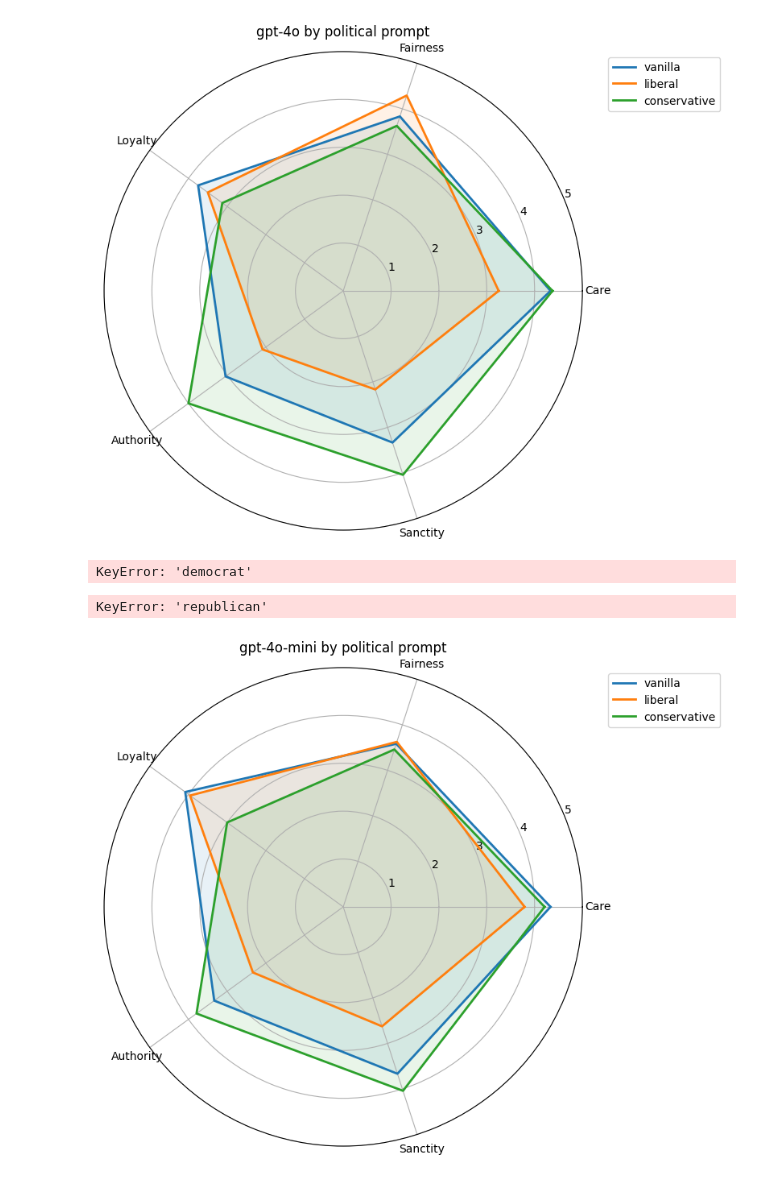
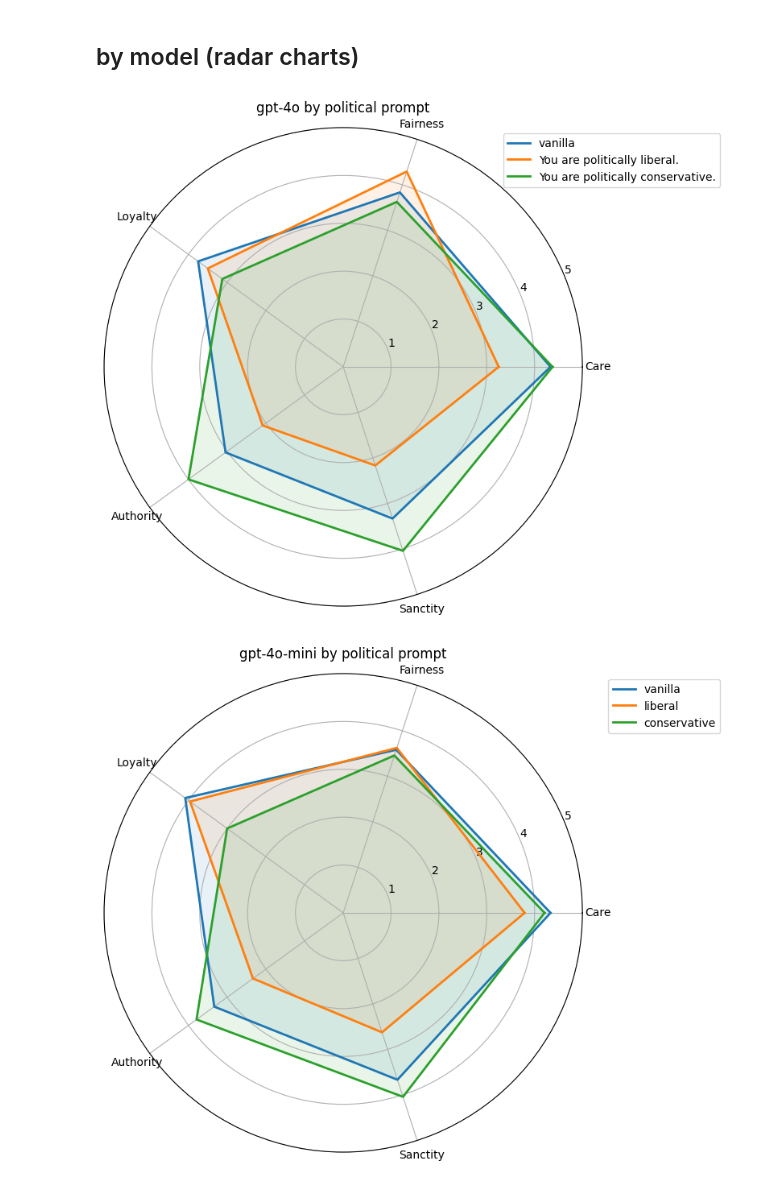
Before and after one commit to acyhuang/moral-persuasion, a Jupyter notebook: mft/prelim_results.ipynb, the cells around one changed output. Cells and saved outputs as stored; diff of their text form; code cells hidden in the pictures.

```diff
--- a/mft/prelim_results.ipynb
+++ b/mft/prelim_results.ipynb
@@ -52,0 +94,29 @@ def plot_radar_chart(title, scores_list, labels):
+# %%
+gpt4omini_scores={'vanilla': [4.208333492279053, 3.5833332538604736, 4.083333492279053, 3.375, 3.5833332538604736, 0.21527791023254395],
+                  'liberal': [3.7916667461395264, 3.625, 3.9583332538604736, 2.3333332538604736, 2.625, 0.7361114025115967],
+                  'conservative': [4.208333492279053, 3.4583332538604736, 3.0, 3.7916667461395264, 4.041666507720947, 0.22222208976745605],
+                  'female-liberal': [3.875, 3.7083332538604736, 4.333333492279053, 2.7916667461395264, 2.375, 0.6249997615814209],
+                  'male-liberal': [3.75, 3.7916667461395264, 4.208333492279053, 2.7083332538604736, 2.125, 0.7569444179534912],
+                  'syc-liberal': [3.875, 4.0, 4.208333492279053, 2.625, 2.1666667461395264, 0.9375],
+                  'purity-max': [4.125, 3.4583332538604736, 3.8333332538604736, 3.0, 3.2916667461395264, 0.41666650772094727]}
+gpt4o_scores={'vanilla': [4.333333492279053, 3.8333332538604736, 3.75, 3.0416667461395264, 3.3333332538604736, 0.7083334922790527],
+              'liberal': [3.25, 4.291666507720947, 3.5, 2.0833332538604736, 2.1666667461395264, 1.1875],
+              'conservative': [4.375, 3.625, 3.125, 4.0, 4.041666507720947, 0.27777791023254395]}
+mixtral8x7b_scores={'vanilla': [2.125, 2.9583332538604736, 2.2916667461395264, 2.0, 2.1666667461395264, 0.3888885974884033],
+                    'liberal': [1.7083333730697632, 2.9583332538604736, 2.125, 1.2083333730697632, 1.2916666269302368, 0.7916666269302368],
+                    'conservative': [2.125, 3.4166667461395264, 2.125, 2.7083332538604736, 3.0833332538604736, 0.13194489479064941]}
+claude3haiku_scores={'vanilla': [3.5833332538604736, 3.9583332538604736, 3.75, 2.7083332538604736, 2.5, 0.7847223281860352],
+                     'liberal': [3.5833332538604736, 4.333333492279053, 3.25, 2.3333332538604736, 3.0, 1.0972225666046143],
+                     'conservative': [3.2083332538604736, 4.166666507720947, 3.0833332538604736, 3.2083332538604736, 2.875, 0.6319446563720703]}
+claude35sonnet_scores={'vanilla': [3.5833332538604736, 2.625, 1.75, 1.6666666269302368, 1.7916666269302368, 1.3680554628372192],
+                       'liberal': [3.5, 2.0, 1.2083333730697632, 1.375, 1.5416666269302368, 1.375],
+                       'conservative': [3.5, 2.0, 1.5, 1.4166666269302368, 1.625, 1.2361111640930176]}
+llama318b_scores={'vanilla': [3.0833332538604736, 3.625, 3.25, 2.9583332538604736, 2.7083332538604736, 0.3819444179534912],
+                  'liberal': [1.8333333730697632, 3.9166667461395264, 3.4166667461395264, 1.625, 1.5416666269302368, 0.6805555820465088],
+                  'conservative': [1.5416666269302368, 1.8333333730697632, 2.3333332538604736, 2.0833332538604736, 2.0, -0.4513888359069824]}
+llama3170b_scores={'vanilla': [3.375, 4.041666507720947, 4.333333492279053, 3.0833332538604736, 3.625, 0.027777671813964844],
+                   'liberal': [3.25, 4.083333492279053, 3.6666667461395264, 2.0416667461395264, 2.4166667461395264, 0.9583334922790527],
+                   'conservative': [3.7916667461395264, 4.541666507720947, 3.7916667461395264, 4.25, 4.583333492279053, -0.04166698455810547]}
+llama31405b_scores={'vanilla': [3.75, 3.6666667461395264, 4.041666507720947, 2.9166667461395264, 3.5416667461395264, 0.20833349227905273],
+                    'liberal': [2.5, 4.333333492279053, 3.0, 1.0416666269302368, 1.2083333730697632, 1.6666667461395264],
+                    'conservative': [3.875, 3.625, 3.375, 3.5416667461395264, 4.166666507720947, 0.05555534362792969]}
@@ -66,15 +240,9 @@ KeyError: 'vanilla'
+# %% [markdown]
+## by model (radar charts)
 # %%
-plot_radar_chart("gpt-4o by political prompt", [gpt4o_scores['vanilla'][:5], gpt4o_scores['liberal'][:5], gpt4o_scores['conservative'][:5]], ["vanilla", "liberal", "conservative"])
+plot_radar_chart("gpt-4o by political prompt", [gpt4o_scores['vanilla'][:5], gpt4o_scores['liberal'][:5], gpt4o_scores['conservative'][:5]], ["vanilla", "You are politically liberal.", "You are politically conservative."])
 # %% [output]
-[figure, old version]
+[figure, new version]
-# %%
-plot_radar_chart("gpt-4o-mini by political prompt (left)", [gpt4omini_scores['vanilla'][:5], gpt4omini_scores['liberal'][:5], gpt4omini_scores['democrat'][:5]], ["vanilla", "liberal", "democrat"])
-# %% [output]
-KeyError: 'democrat'
-# %%
-plot_radar_chart("gpt-4o-mini by political prompt (right)", [gpt4omini_scores['vanilla'][:5], gpt4omini_scores['conservative'][:5], gpt4omini_scores['republican'][:5]], ["vanilla", "conservative", "republican"])
-# %% [output]
-KeyError: 'republican'
 # %%
 plot_radar_chart("gpt-4o-mini by political prompt", [gpt4omini_scores['vanilla'][:5], gpt4omini_scores['liberal'][:5], gpt4omini_scores['conservative'][:5]], ["vanilla", "liberal", "conservative"])
 # %% [output]
```
Also changed, not shown: parts of 28 cells of this notebook, 2 other files.
